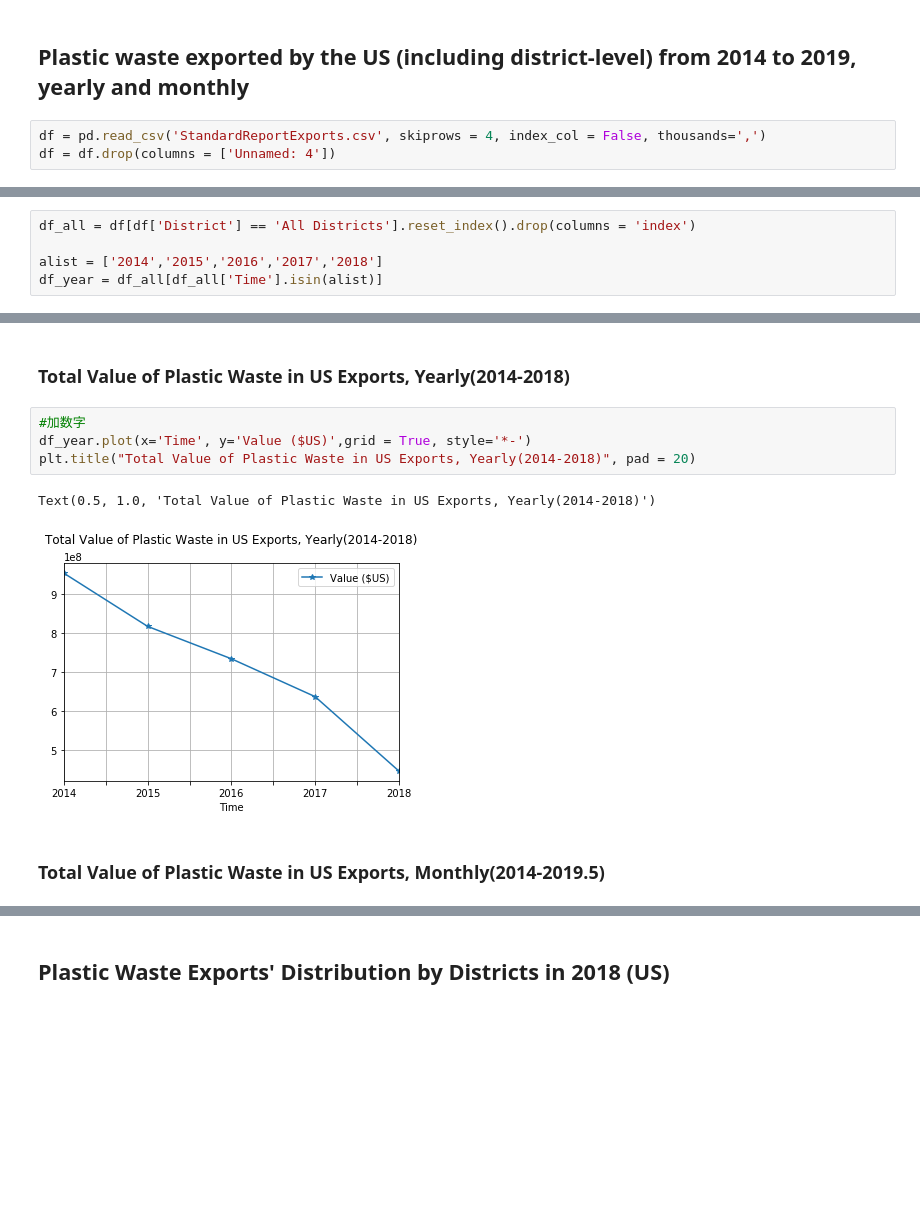
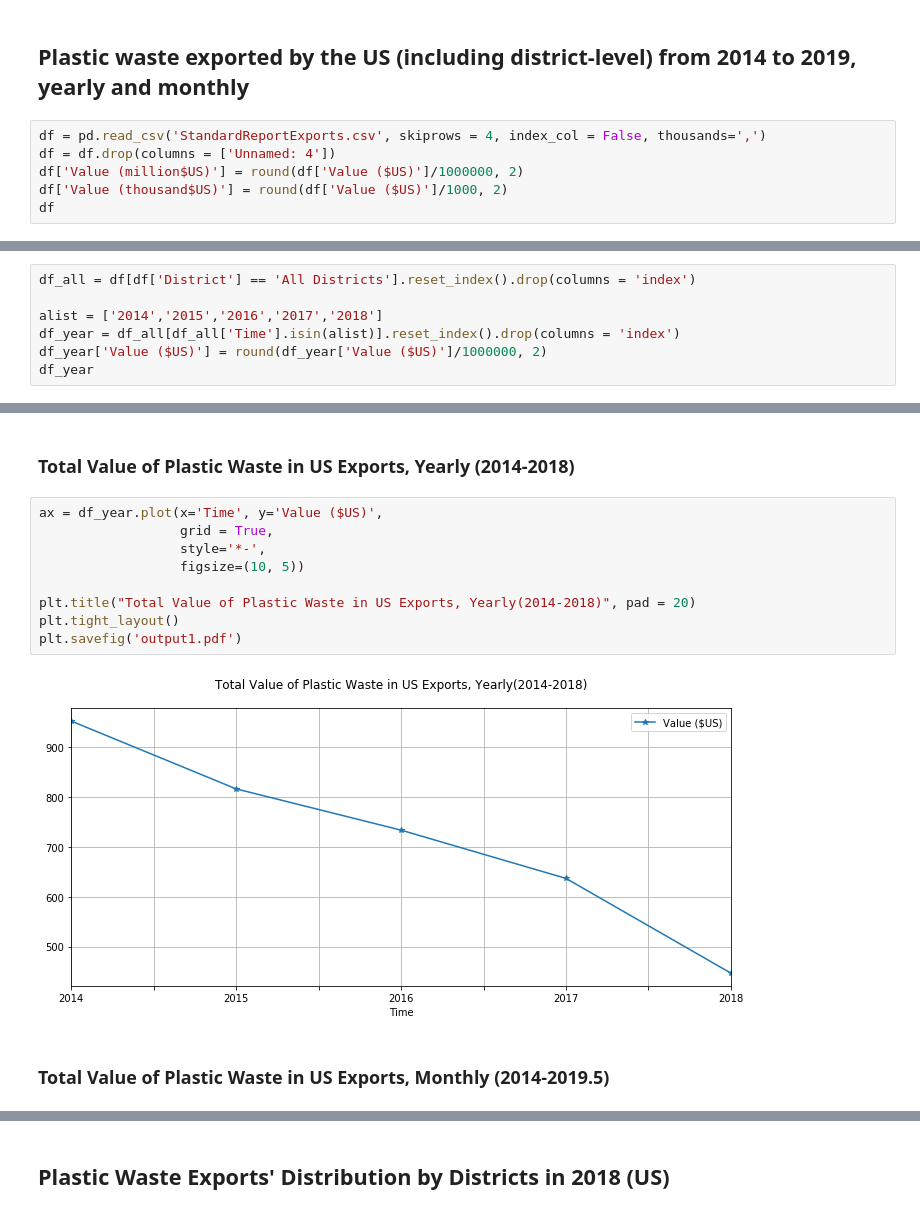
Before and after one commit to dyncdyn/data-studio-projects, a Jupyter notebook: Project1.Trash_Trade/Project1.TrashTrade_Data.ipynb, the cells around one changed output, grey strips where cells are left out. Saved outputs shown, nothing was run; the diff lists cells and outputs as text; blank space fills up the shorter version.

```diff
--- a/Project1.Trash_Trade/Project1.TrashTrade_Data.ipynb
+++ b/Project1.Trash_Trade/Project1.TrashTrade_Data.ipynb
@@ -11,4 +11,7 @@ import matplotlib.pyplot as plt
 # %%
 df = pd.read_csv('StandardReportExports.csv', skiprows = 4, index_col = False, thousands=',')
 df = df.drop(columns = ['Unnamed: 4'])
+df['Value (million$US)'] = round(df['Value ($US)']/1000000, 2)
+df['Value (thousand$US)'] = round(df['Value ($US)']/1000, 2)
+df
 # %% [output]
@@ -34,4 +37,6 @@ df = df.drop(columns = ['Unnamed: 4'])
 df_all = df[df['District'] == 'All Districts'].reset_index().drop(columns = 'index')
 
 alist = ['2014','2015','2016','2017','2018']
-df_year = df_all[df_all['Time'].isin(alist)]
+df_year = df_all[df_all['Time'].isin(alist)].reset_index().drop(columns = 'index')
+df_year['Value ($US)'] = round(df_year['Value ($US)']/1000000, 2)
+df_year
@@ -38,14 +50,18 @@ df_year = df_all[df_all['Time'].isin(alist)]
 # %% [markdown]
-### Total Value of Plastic Waste in US Exports, Yearly(2014-2018)
+### Total Value of Plastic Waste in US Exports, Yearly (2014-2018)
 # %%
-#加数字
-df_year.plot(x='Time', y='Value ($US)',grid = True, style='*-')
+ax = df_year.plot(x='Time', y='Value ($US)',
+                  grid = True,
+                  style='*-',
+                  figsize=(10, 5))
+
 plt.title("Total Value of Plastic Waste in US Exports, Yearly(2014-2018)", pad = 20)
+plt.tight_layout()
+plt.savefig('output1.pdf')
 # %% [output]
-Text(0.5, 1.0, 'Total Value of Plastic Waste in US Exports, Yearly(2014-2018)')
-[figure, old version]
+[figure, new version]
 # %% [markdown]
-### Total Value of Plastic Waste in US Exports, Monthly(2014-2019.5)
+### Total Value of Plastic Waste in US Exports, Monthly (2014-2019.5)
 # %%
 alist = ['2014','2015','2016','2017','2018','2019 through May']
 df_month = df_all[~df_all['Time'].isin(alist)]
```
Also changed, not shown: parts of 13 cells of this notebook.
